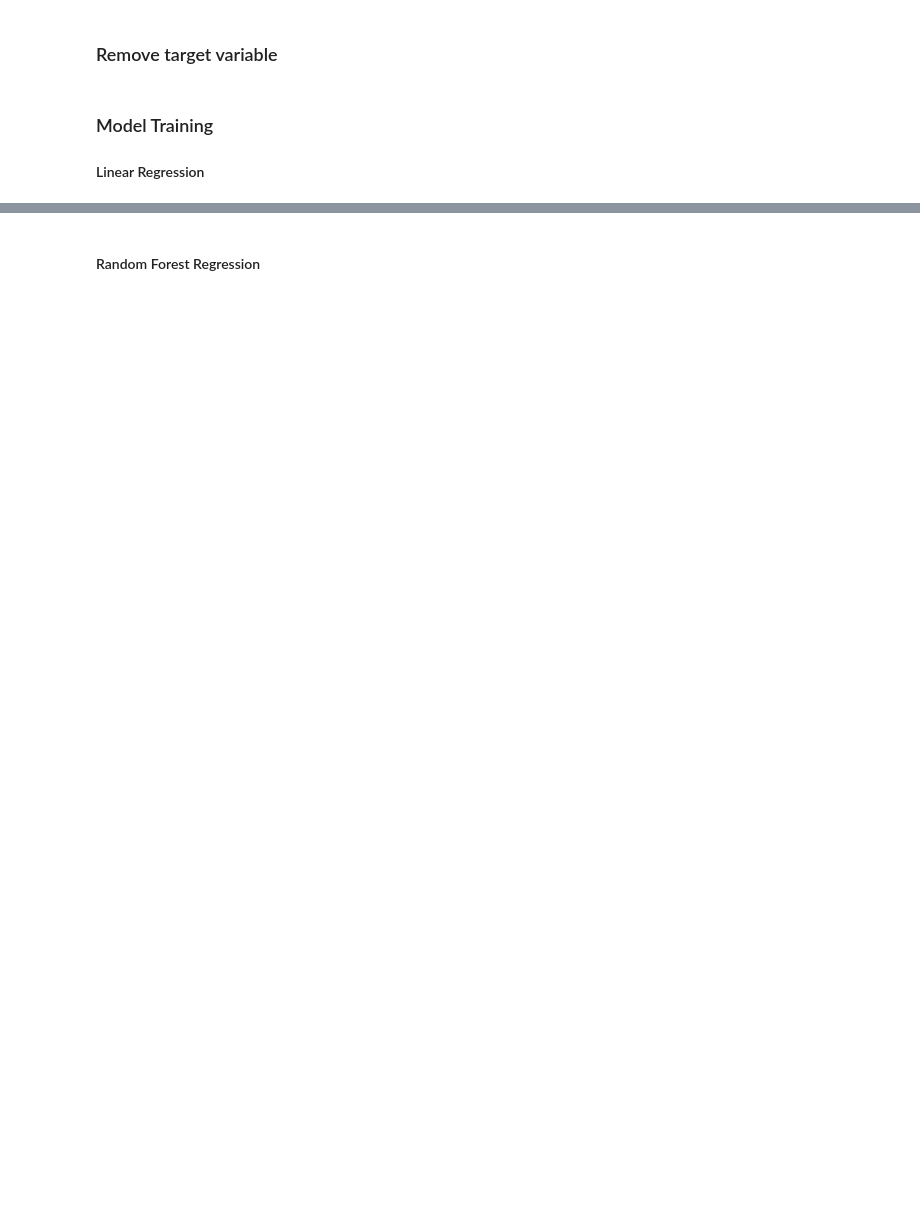
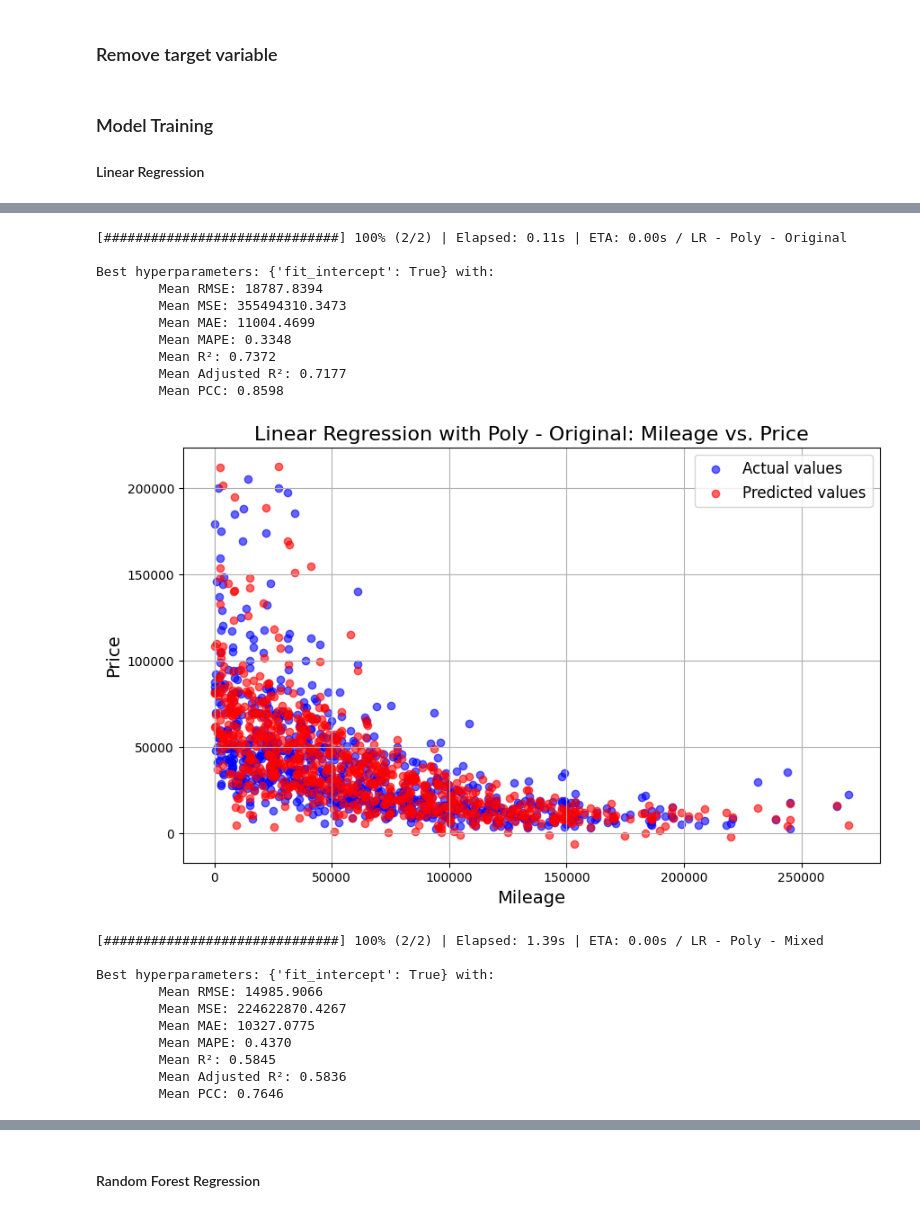
Before and after one commit to Frecherenkel60/RandomForestRangers, a Jupyter notebook: 5.1_TrainingNew.ipynb, the cells around one changed output, grey strips where cells are left out. Drawn from its saved outputs; the diff is of its cells as text; code cells hidden in the pictures; blank space fills up the shorter version.

```diff
--- a/5.1_TrainingNew.ipynb
+++ b/5.1_TrainingNew.ipynb
@@ -391,61 +429,80 @@ best_params_poly_original = best_result_poly_original['params']
 scaler = RobustScaler()
 poly = PolynomialFeatures(degree=2, include_bias=False)
 
-X_train_original_copy = X_train_original.copy()
-y_train_original_copy = y_train_original.copy()
-X_test_copy = X_test.copy()
-y_test_copy = y_test.copy()
+X_train_poly_original = X_train_original.copy()
+y_train_poly_original = y_train_original.copy()
+X_test_poly_original = X_test.copy()
 
 # Apply polynomial feature transformation
-X_train_poly = poly.fit_transform(X_train_original_copy)
-X_test_poly = poly.transform(X_test_copy)
+X_train_tf_poly_original = poly.fit_transform(X_train_poly_original)
+X_test_tf_poly_original = poly.transform(X_test_poly_original)
 
 # Scale the polynomial features
-X_train_scaled_poly = scaler.fit_transform(X_train_poly)
-X_test_scaled_poly = scaler.transform(X_test_poly)
+X_train_tf_scaled_poly_original = scaler.fit_transform(X_train_tf_poly_original)
+X_test_tf_scaled_poly_original = scaler.transform(X_test_tf_poly_original)
 
 final_model_poly_original = LinearRegression(**best_params_poly_original)
-final_model_poly_original.fit(X_train_scaled_original, y_train_original_copy)
+final_model_poly_original.fit(X_train_tf_scaled_poly_original, y_train_poly_original)
 
 # Generate predictions for evaluation
-y_pred_poly_original = final_model_poly_original.predict(X_test_scaled_original)
+y_pred_poly_original = final_model_poly_original.predict(X_test_tf_scaled_poly_original)
 plot_mileage_vs_price(
     mileage=X_test['milage'],
     actual_price=y_test,
     predicted_price=y_pred_poly_original,
     model_name="Linear Regression with Poly - Original"
 )
 
 #################
 #   Mixed data  #
 #################
 
-best_result_mixed, all_results_mixed = hyperparameter_tuning_with_cv(X_train_mixed, y_train_mixed, param_grid, polynomial=True, verbose=False, name="LR - Poly - Mixed")
-
-best_params_poly_mixed = best_result_mixed['params']
+best_result_poly_mixed, all_results_poly_mixed = hyperparameter_tuning_with_cv(X_train_mixed, y_train_mixed, param_grid, polynomial=True, verbose=False, name="LR - Poly - Mixed")
+best_params_poly_mixed = best_result_poly_mixed['params']
 scaler = RobustScaler()
 
-X_train_mixed_copy = X_train_mixed.copy()
-y_train_mixed_copy = y_train_mixed.copy()
-X_test_copy = X_test.copy()
-y_test_copy = y_test.copy()
+X_train_poly_mixed = X_train_mixed.copy()
+y_train_poly_mixed = y_train_mixed.copy()
+X_test_poly_mixed = X_test.copy()
 
 # Apply polynomial feature transformation
-X_train_poly = poly.fit_transform(X_train_mixed_copy)
-X_test_poly = poly.transform(X_test_copy)
+X_train_tf_poly_mixed = poly.fit_transform(X_train_poly_mixed)
+X_test_tf_poly_mixed = poly.transform(X_test_poly_mixed)
 
 # Scale the polynomial features
-X_train_scaled_poly = scaler.fit_transform(X_train_poly)
-X_test_scaled_poly = scaler.transform(X_test_poly)
+X_train_tf_scaled_poly_mixed = scaler.fit_transform(X_train_tf_poly_mixed)
+X_test_tf_scaled_poly_mixed = scaler.transform(X_test_tf_poly_mixed)
 
 final_model_poly_mixed = LinearRegression(**best_params_poly_mixed)
-final_model_poly_mixed.fit(X_train_scaled_mixed, y_train_mixed_copy)
+final_model_poly_mixed.fit(X_train_tf_scaled_poly_mixed, y_train_poly_mixed)
 
 # Generate predictions for evaluation
-y_pred_poly_mixed = final_model_poly_mixed.predict(X_test_scaled_original)
+y_pred_poly_mixed = final_model_poly_mixed.predict(X_test_tf_scaled_poly_mixed)
 plot_mileage_vs_price(
     mileage=X_test['milage'],
     actual_price=y_test,
-    predicted_price=y_pred_poly_original,
+    predicted_price=y_pred_poly_mixed,
     model_name="Linear Regression with Poly - Mixed"
 )
+# %% [output]
+[##############################] 100% (2/2) | Elapsed: 0.11s | ETA: 0.00s / LR - Poly - Original
+
+Best hyperparameters: {'fit_intercept': True} with:
+        Mean RMSE: 18787.8394
+        Mean MSE: 355494310.3473
+        Mean MAE: 11004.4699
+        Mean MAPE: 0.3348
+        Mean R²: 0.7372
+        Mean Adjusted R²: 0.7177
+        Mean PCC: 0.8598
+[figure, added]
+[##############################] 100% (2/2) | Elapsed: 1.39s | ETA: 0.00s / LR - Poly - Mixed
+
+Best hyperparameters: {'fit_intercept': True} with:
+        Mean RMSE: 14985.9066
+        Mean MSE: 224622870.4267
+        Mean MAE: 10327.0775
+        Mean MAPE: 0.4370
+        Mean R²: 0.5845
+        Mean Adjusted R²: 0.5836
+        Mean PCC: 0.7646
```
Also changed, not shown: parts of 5 cells of this notebook.
